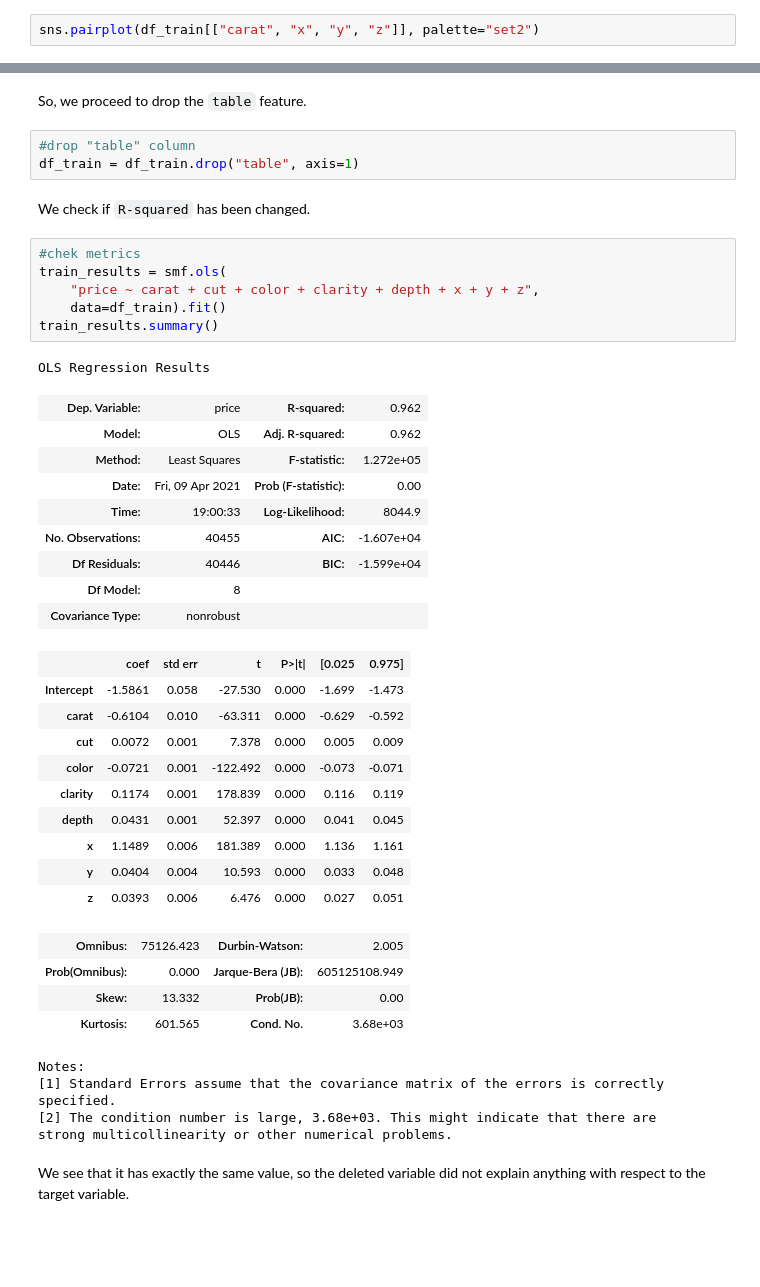
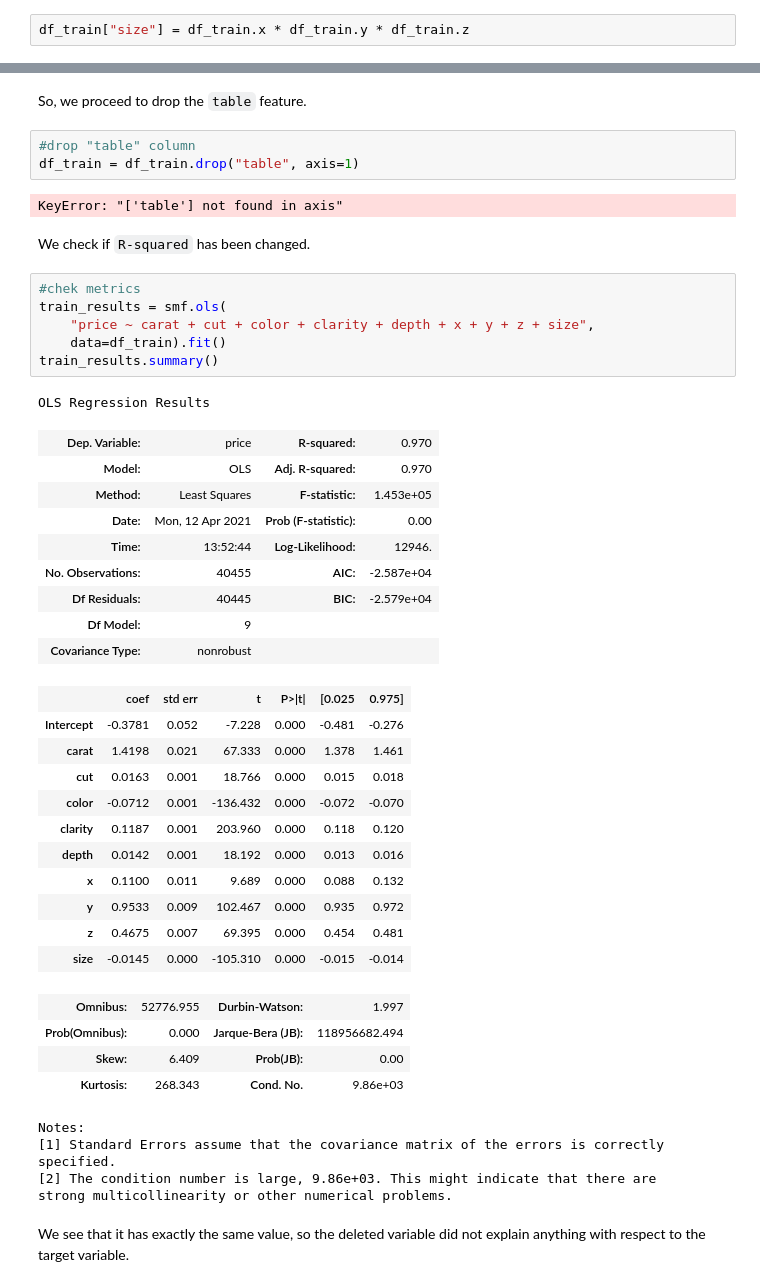
Before and after one commit to MarioGar25/Diamonds-everywhere, a Jupyter notebook: Cleaning.ipynb, the cells around one changed output, grey strips where cells are left out. Cells and saved outputs as stored; diff of their text form; blank space fills up the shorter version.

Commit message:
checking diamonds sizes

```diff
--- a/Cleaning.ipynb
+++ b/Cleaning.ipynb
@@ -141,2 +129,2 @@ df_train.corr()
 # %%
-sns.pairplot(df_train[["carat", "x", "y", "z"]], palette="set2")
+df_train["size"] = df_train.x * df_train.y * df_train.z
@@ -192,42 +167,45 @@ So, we proceed to drop the `table` feature.
 # %%
 #drop "table" column
 df_train = df_train.drop("table", axis=1)
+# %% [output]
+KeyError: "['table'] not found in axis"
 # %% [markdown]
 We check if `R-squared` has been changed.
 # %%
 #chek metrics
 train_results = smf.ols(
-    "price ~ carat + cut + color + clarity + depth + x + y + z",
+    "price ~ carat + cut + color + clarity + depth + x + y + z + size",
     data=df_train).fit()
 train_results.summary()
 # %% [output]
 OLS Regression Results
-| Dep. Variable: | price | R-squared: | 0.962 |
-| Model: | OLS | Adj. R-squared: | 0.962 |
-| Method: | Least Squares | F-statistic: | 1.272e+05 |
-| Date: | Fri, 09 Apr 2021 | Prob (F-statistic): | 0.00 |
-| Time: | 19:00:33 | Log-Likelihood: | 8044.9 |
-| No. Observations: | 40455 | AIC: | -1.607e+04 |
-| Df Residuals: | 40446 | BIC: | -1.599e+04 |
-| Df Model: | 8 |  |  |
+| Dep. Variable: | price | R-squared: | 0.970 |
+| Model: | OLS | Adj. R-squared: | 0.970 |
+| Method: | Least Squares | F-statistic: | 1.453e+05 |
+| Date: | Mon, 12 Apr 2021 | Prob (F-statistic): | 0.00 |
+| Time: | 13:52:44 | Log-Likelihood: | 12946. |
+| No. Observations: | 40455 | AIC: | -2.587e+04 |
+| Df Residuals: | 40445 | BIC: | -2.579e+04 |
+| Df Model: | 9 |  |  |
 | Covariance Type: | nonrobust |  |  |
 |  | coef | std err | t | P>|t| | [0.025 | 0.975] |
-| Intercept | -1.5861 | 0.058 | -27.530 | 0.000 | -1.699 | -1.473 |
-| carat | -0.6104 | 0.010 | -63.311 | 0.000 | -0.629 | -0.592 |
-| cut | 0.0072 | 0.001 | 7.378 | 0.000 | 0.005 | 0.009 |
-| color | -0.0721 | 0.001 | -122.492 | 0.000 | -0.073 | -0.071 |
-| clarity | 0.1174 | 0.001 | 178.839 | 0.000 | 0.116 | 0.119 |
-| depth | 0.0431 | 0.001 | 52.397 | 0.000 | 0.041 | 0.045 |
-| x | 1.1489 | 0.006 | 181.389 | 0.000 | 1.136 | 1.161 |
-| y | 0.0404 | 0.004 | 10.593 | 0.000 | 0.033 | 0.048 |
-| z | 0.0393 | 0.006 | 6.476 | 0.000 | 0.027 | 0.051 |
+| Intercept | -0.3781 | 0.052 | -7.228 | 0.000 | -0.481 | -0.276 |
+| carat | 1.4198 | 0.021 | 67.333 | 0.000 | 1.378 | 1.461 |
+| cut | 0.0163 | 0.001 | 18.766 | 0.000 | 0.015 | 0.018 |
+| color | -0.0712 | 0.001 | -136.432 | 0.000 | -0.072 | -0.070 |
+| clarity | 0.1187 | 0.001 | 203.960 | 0.000 | 0.118 | 0.120 |
+| depth | 0.0142 | 0.001 | 18.192 | 0.000 | 0.013 | 0.016 |
+| x | 0.1100 | 0.011 | 9.689 | 0.000 | 0.088 | 0.132 |
+| y | 0.9533 | 0.009 | 102.467 | 0.000 | 0.935 | 0.972 |
+| z | 0.4675 | 0.007 | 69.395 | 0.000 | 0.454 | 0.481 |
+| size | -0.0145 | 0.000 | -105.310 | 0.000 | -0.015 | -0.014 |
-| Omnibus: | 75126.423 | Durbin-Watson: | 2.005 |
-| Prob(Omnibus): | 0.000 | Jarque-Bera (JB): | 605125108.949 |
-| Skew: | 13.332 | Prob(JB): | 0.00 |
-| Kurtosis: | 601.565 | Cond. No. | 3.68e+03 |
+| Omnibus: | 52776.955 | Durbin-Watson: | 1.997 |
+| Prob(Omnibus): | 0.000 | Jarque-Bera (JB): | 118956682.494 |
+| Skew: | 6.409 | Prob(JB): | 0.00 |
+| Kurtosis: | 268.343 | Cond. No. | 9.86e+03 |
 Notes:
 [1] Standard Errors assume that the covariance matrix of the errors is correctly specified.
-[2] The condition number is large, 3.68e+03. This might indicate that there are
+[2] The condition number is large, 9.86e+03. This might indicate that there are
 strong multicollinearity or other numerical problems.
 # %% [markdown]
 We see that it has exactly the same value, so the deleted variable did not explain anything with respect to the target variable.
```
Also changed, not shown: parts of 7 cells of this notebook.
